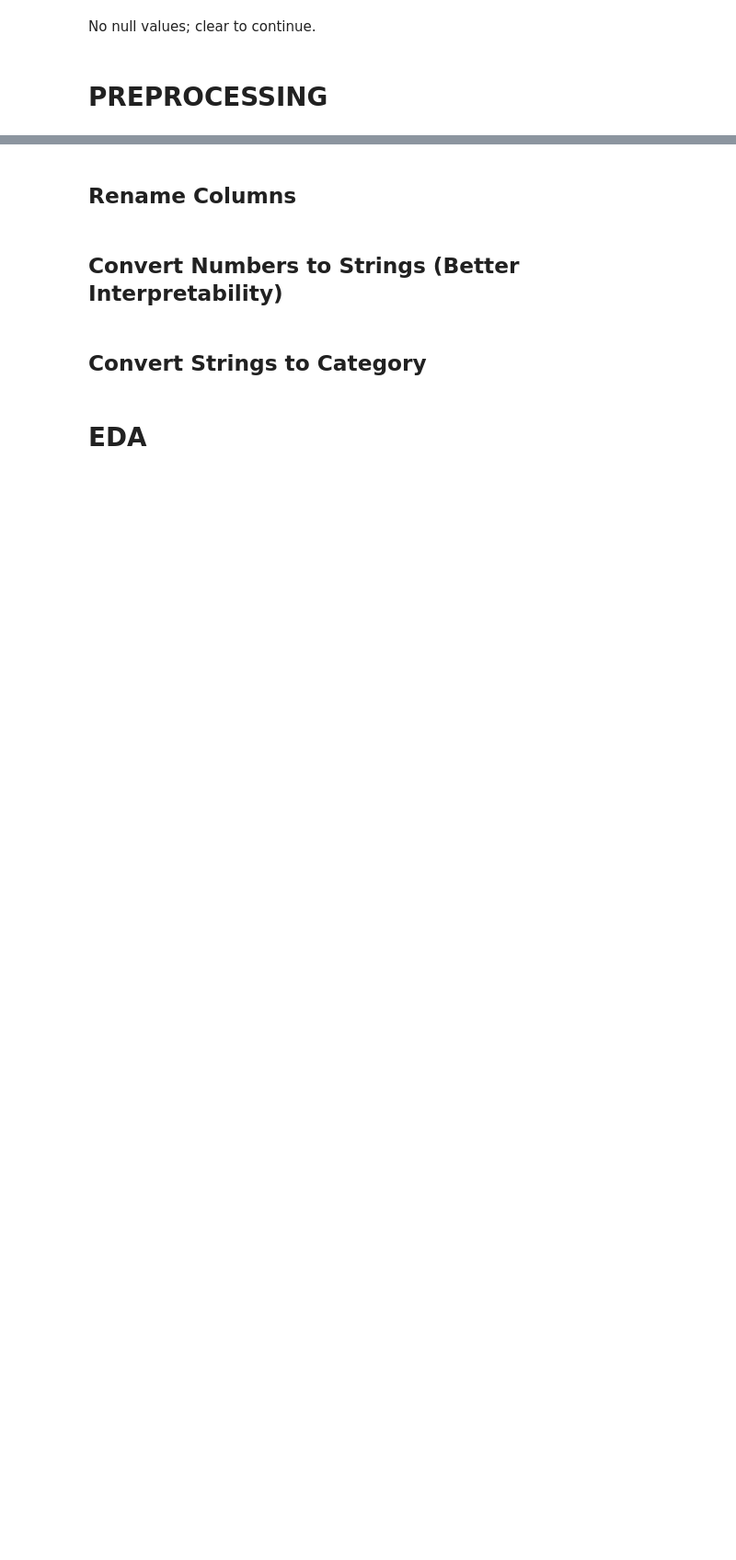
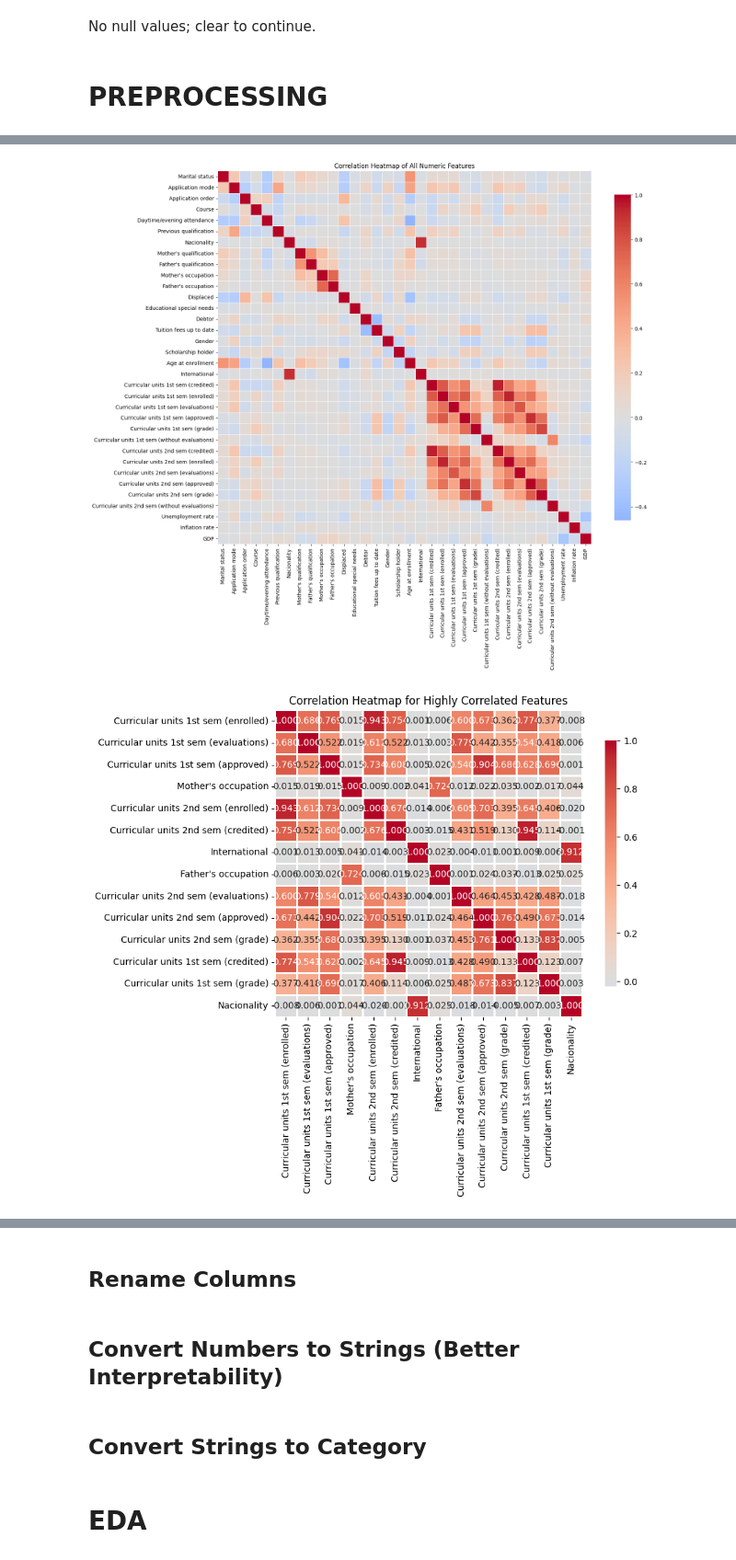
Before and after one commit to AldyG/PDA_G17, a Jupyter notebook: DataPrepEDA.ipynb, the cells around one changed output, grey strips where cells are left out. Shown at 92% size. Drawn from its saved outputs; the diff is of its cells as text; code cells hidden in the pictures; blank space fills up the shorter version.

```diff
--- a/DataPrepEDA.ipynb
+++ b/DataPrepEDA.ipynb
@@ -79,0 +471,37 @@ No null values; clear to continue.
+# %%
+# Visualize correlation heatmap for highly correlated features
+plt.figure(figsize=(16, 14))
+
+# Create heatmap
+sns.heatmap(corr,
+            cmap='coolwarm',
+            center=0,
+            annot=False,
+            fmt='.2f',
+            square=True,
+            linewidths=0.5,
+            cbar_kws={"shrink": 0.8})
+
+plt.title('Correlation Heatmap of All Numeric Features')
+plt.tight_layout()
+plt.show()
+
+important_features = list(important_features)
+corr_subset = data[important_features].corr()
+
+plt.figure(figsize=(10, 8))
+sns.heatmap(corr_subset,
+            annot=True,
+            cmap='coolwarm',
+            center=0,
+            fmt='.3f',
+            square=True,
+            linewidths=1,
+            cbar_kws={"shrink": 0.8})
+
+plt.title('Correlation Heatmap for Highly Correlated Features')
+plt.tight_layout()
+plt.show()
+# %% [output]
+[figure, added]
+[figure, added]
```
Also changed, not shown: parts of 35 cells of this notebook.
